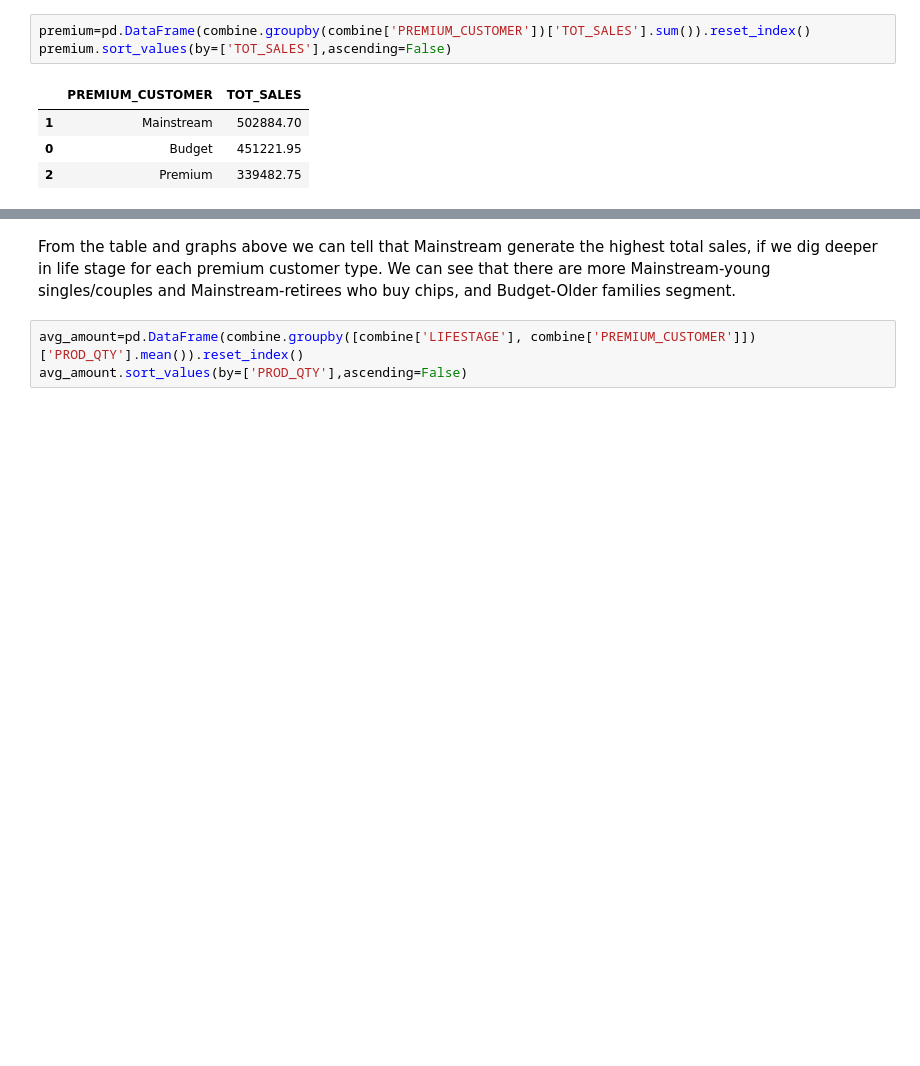
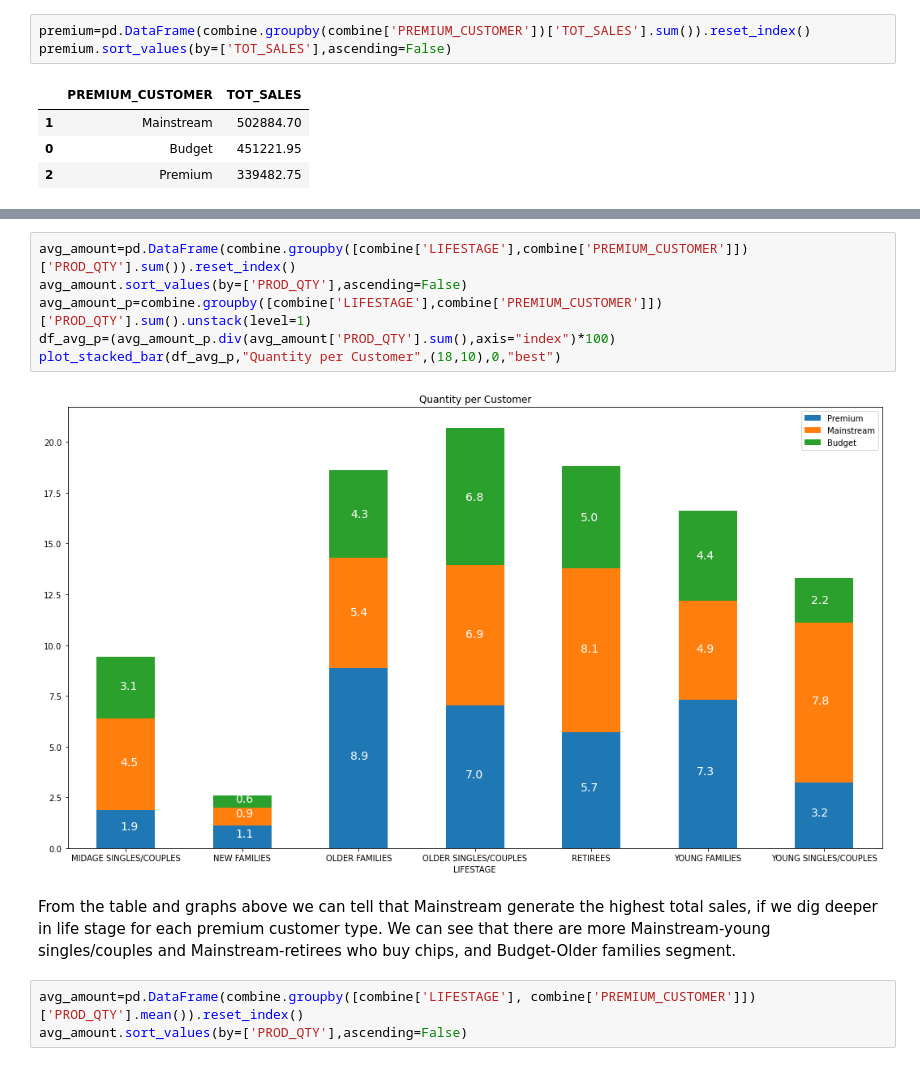
Before and after one commit to weekysui/AB-Testing, a Jupyter notebook: Data Quality.ipynb, the cells around one changed output, grey strips where cells are left out. Saved outputs shown, nothing was run; the diff lists cells and outputs as text; blank space fills up the shorter version.

Commit message:
updated data quality

```diff
--- a/Data Quality.ipynb
+++ b/Data Quality.ipynb
@@ -468,3 +500,11 @@ premium.plot.bar(x='PREMIUM_CUSTOMER',y = 'TOT_SALES',figsize=(10, 10),rot=45)
+# %%
+avg_amount=pd.DataFrame(combine.groupby([combine['LIFESTAGE'],combine['PREMIUM_CUSTOMER']])['PROD_QTY'].sum()).reset_index()
+avg_amount.sort_values(by=['PROD_QTY'],ascending=False)
+avg_amount_p=combine.groupby([combine['LIFESTAGE'],combine['PREMIUM_CUSTOMER']])['PROD_QTY'].sum().unstack(level=1)
+df_avg_p=(avg_amount_p.div(avg_amount['PROD_QTY'].sum(),axis="index")*100)
+plot_stacked_bar(df_avg_p,"Quantity per Customer",(18,10),0,"best")
+# %% [output]
+[figure, added]
 # %% [markdown]
 From the table and graphs above we can tell that Mainstream generate the highest total sales, if we dig deeper in life stage for each premium customer type. We can see that there are more Mainstream-young singles/couples and Mainstream-retirees who buy chips, and Budget-Older families segment.
 # %%
```
Also changed, not shown: parts of 8 cells of this notebook.
